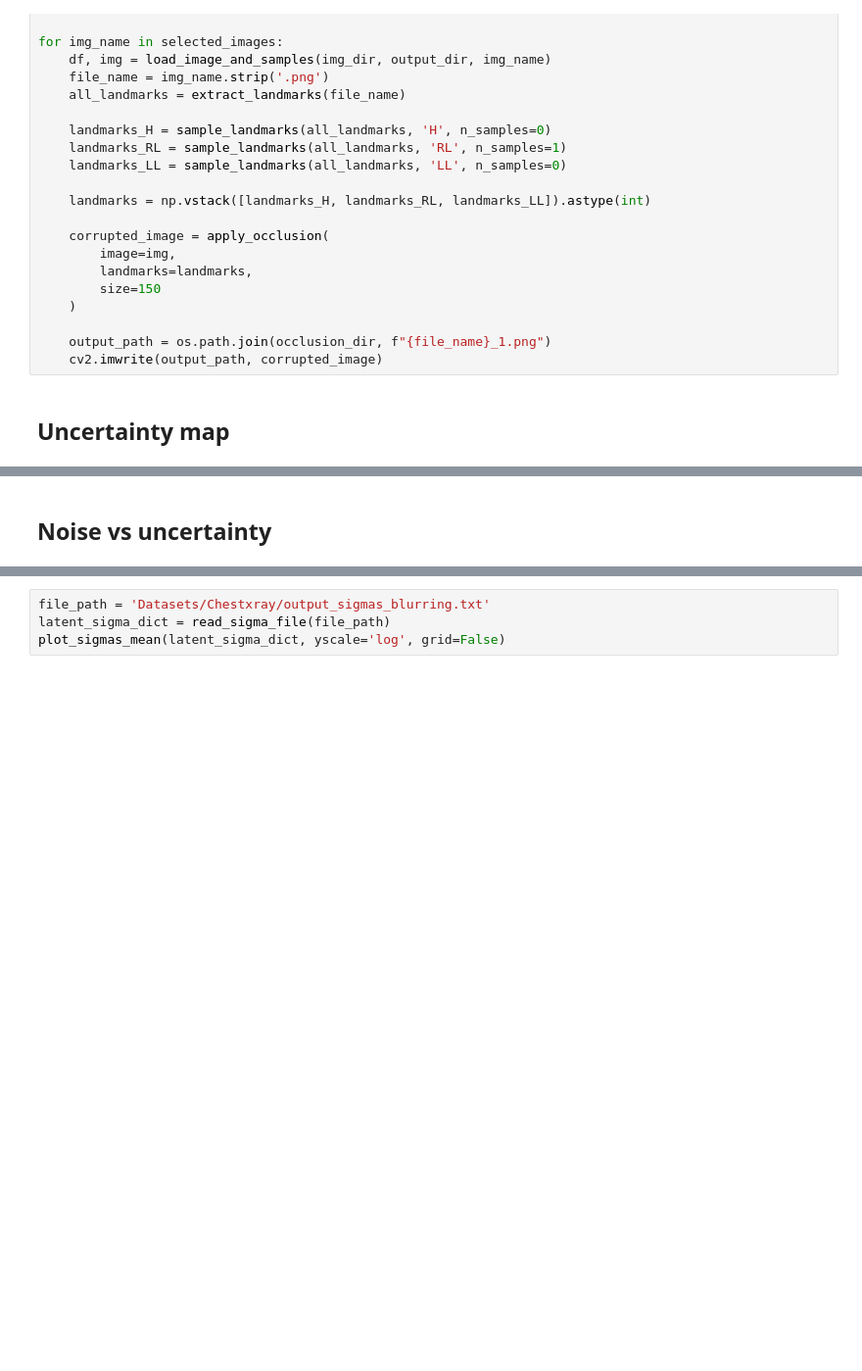
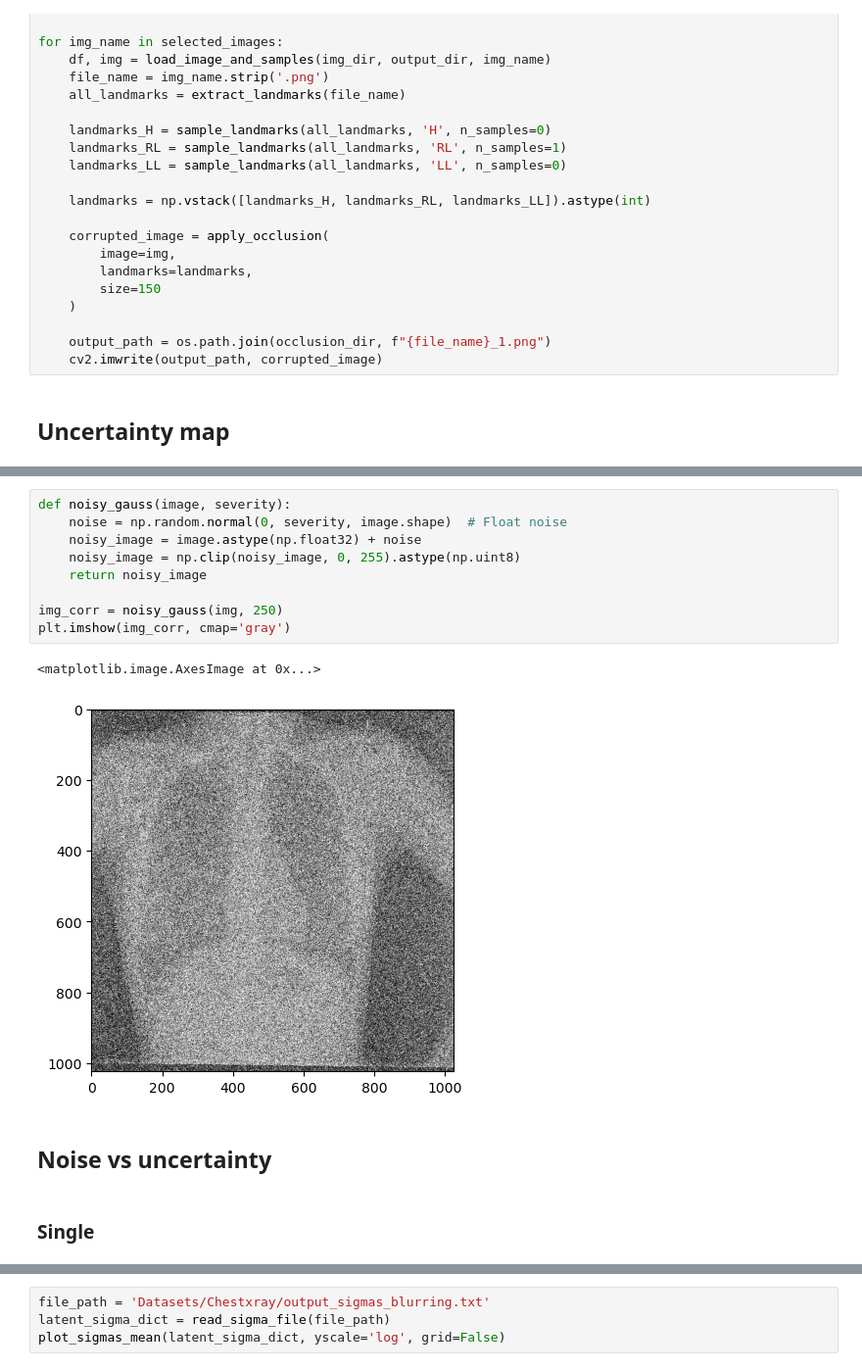
Before and after one commit to mcosarinsky/HybridGNet-uncertainty, a Jupyter notebook: Plots.ipynb, the cells around one changed output, grey strips where cells are left out. Shown at 98% size. Drawn from its saved outputs; the diff is of its cells as text; blank space fills up the shorter version.

```diff
--- a/Plots.ipynb
+++ b/Plots.ipynb
@@ -161,8 +161,22 @@ fig, axes = plot_comparison(
 )
 # %% [output]
 [figure]
+# %%
+def noisy_gauss(image, severity):
+    noise = np.random.normal(0, severity, image.shape)  # Float noise
+    noisy_image = image.astype(np.float32) + noise
+    noisy_image = np.clip(noisy_image, 0, 255).astype(np.uint8)
+    return noisy_image
+
+img_corr = noisy_gauss(img, 250)
+plt.imshow(img_corr, cmap='gray')
+# %% [output]
+<matplotlib.image.AxesImage at 0x...>
+[figure, added]
 # %% [markdown]
 ## Noise vs uncertainty
+# %% [markdown]
+### Single
 # %%
 def process_and_store_sigma(subdir, img_dir, output_dir):
     """Processes corrupted images and returns a sigma dictionary."""
```
Also changed, not shown: parts of 17 cells of this notebook, 4 other files.
